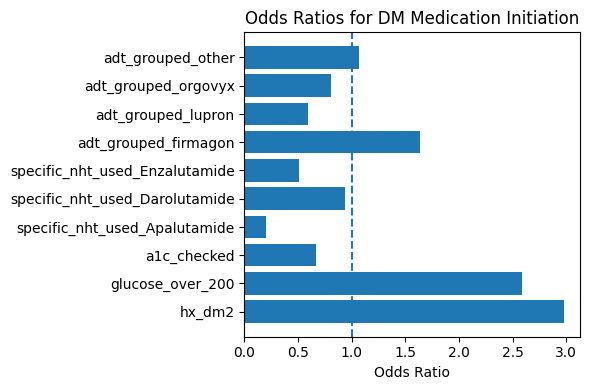
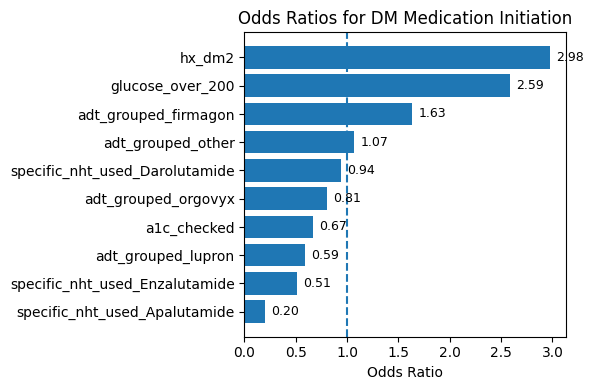
The change to this notebook cell's code, shown as a diff; its figure went from the first image to the second:
--- before
+++ after
@@ -51,10 +51,27 @@
 
 # viz
-plot_df = summary_df[summary_df["feature"] != "const"]
+# viz
+plot_df = summary_df[summary_df["feature"] != "const"].copy()
+
+# sort from lowest to highest odds ratio
+plot_df = plot_df.sort_values("odds_ratio", ascending=True)
 
 plt.figure(figsize=(6,4))
-plt.barh(plot_df["feature"], plot_df["odds_ratio"])
+bars = plt.barh(plot_df["feature"], plot_df["odds_ratio"])
 
+# reference line at OR = 1
 plt.axvline(1, linestyle="--")
+
+# add labels on bars
+for i, value in enumerate(plot_df["odds_ratio"]):
+    offset = max(plot_df["odds_ratio"]) * 0.02  # consistent spacing
+    plt.text(
+        value + offset,
+        i,
+        f"{value:.2f}",
+        va='center',
+        fontsize=9
+    )
+
 plt.title("Odds Ratios for DM Medication Initiation")
 plt.xlabel("Odds Ratio")

Commit: small updates to clinical q's 7-9